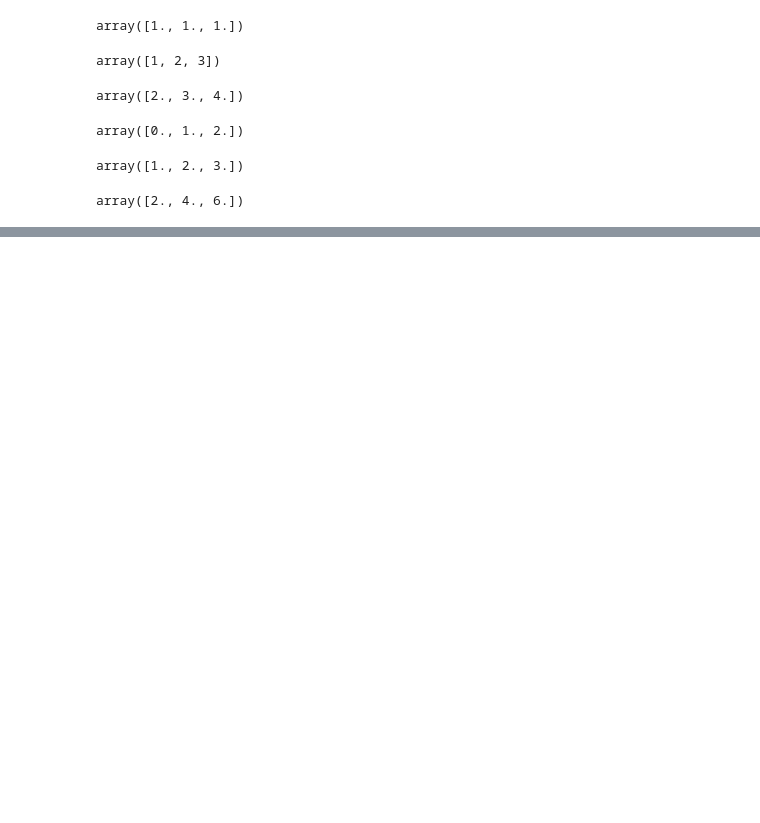
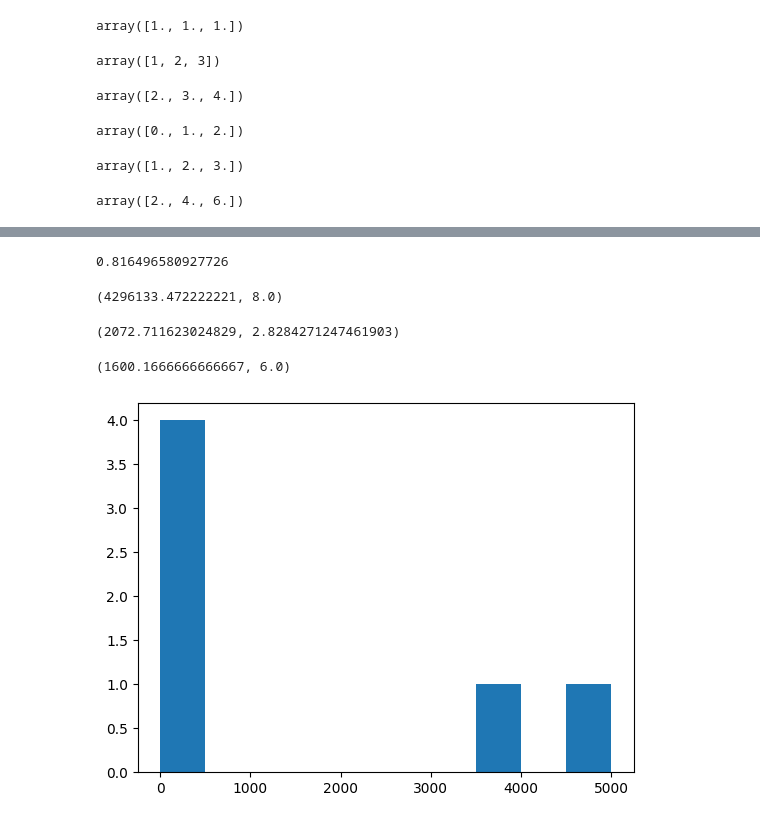
Before and after one commit to Ayoubkassi/Machine-Learning-and-Data-Science, a Jupyter notebook: Introduction-to-numpy.ipynb, the cells around one changed output, grey strips where cells are left out. Saved outputs shown, nothing was run; the diff lists cells and outputs as text; code cells hidden in the pictures; blank space fills up the shorter version.

```diff
--- a/Introduction-to-numpy.ipynb
+++ b/Introduction-to-numpy.ipynb
@@ -265,0 +311,28 @@ array([2., 4., 6.])
+# %%
+np.sqrt(np.var(a1))
+# %% [output]
+0.816496580927726
+# %%
+# Demo of std and var
+
+hight_var_array = np.array([1,100,200,300,4000,5000])
+low_var_array = np.array([2,4,6,8,10])
+# %%
+np.var(hight_var_array) , np.var(low_var_array)
+# %% [output]
+(4296133.472222221, 8.0)
+# %%
+np.std(hight_var_array) , np.std(low_var_array)
+# %% [output]
+(2072.711623024829, 2.8284271247461903)
+# %%
+np.mean(hight_var_array) , np.mean(low_var_array)
+# %% [output]
+(1600.1666666666667, 6.0)
+# %%
+%matplotlib inline
+import matplotlib.pyplot as plt
+plt.hist(hight_var_array)
+plt.show()
+# %% [output]
+[figure, added]
```
Also changed, not shown: parts of 14 cells of this notebook.
